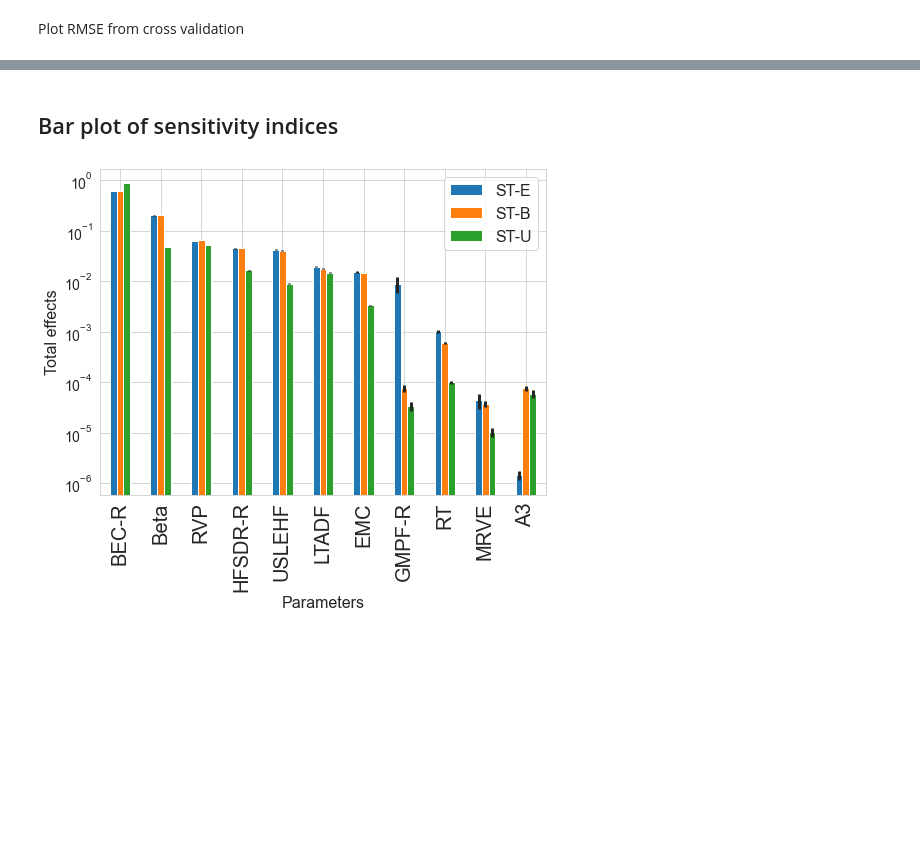
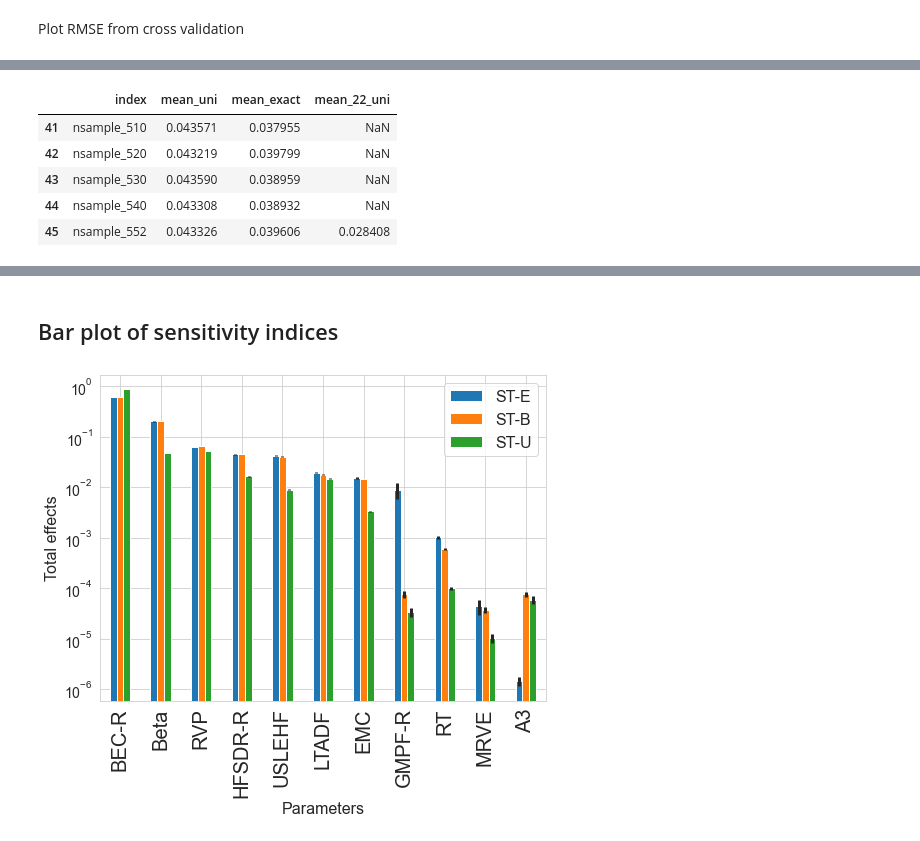
Before and after one commit to QianWanghhu/factor_fixing, a Jupyter notebook: qian_dev/visualization.ipynb, the cells around one changed output, grey strips where cells are left out. Drawn from its saved outputs; the diff is of its cells as text; code cells hidden in the pictures; blank space fills up the shorter version.

```diff
--- a/qian_dev/visualization.ipynb
+++ b/qian_dev/visualization.ipynb
@@ -87,2 +92,11 @@ df.head()
+# %%
+df.tail()
+# %% [output]
+|  | index | mean_uni | mean_exact | mean_22_uni |
+| 41 | nsample_510 | 0.043571 | 0.037955 | NaN |
+| 42 | nsample_520 | 0.043219 | 0.039799 | NaN |
+| 43 | nsample_530 | 0.043590 | 0.038959 | NaN |
+| 44 | nsample_540 | 0.043308 | 0.038932 | NaN |
+| 45 | nsample_552 | 0.043326 | 0.039606 | 0.028408 |
 # %%
 fig, axes = plt.subplots(nrows=1, ncols=1, sharey=True, figsize=(10, 5))
```
Also changed, not shown: parts of 6 cells of this notebook.
